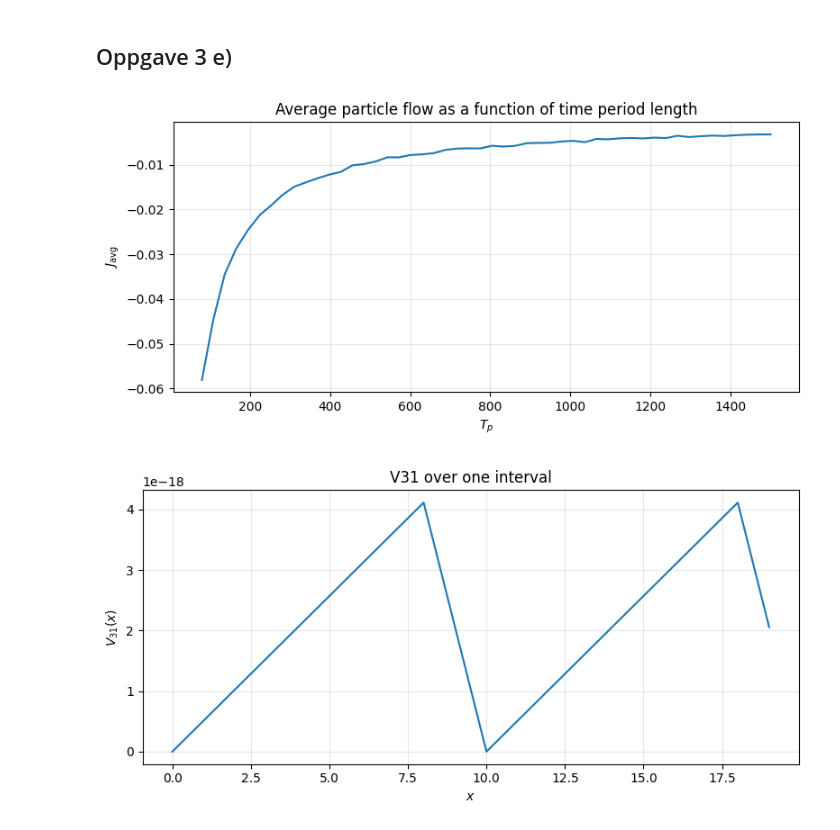
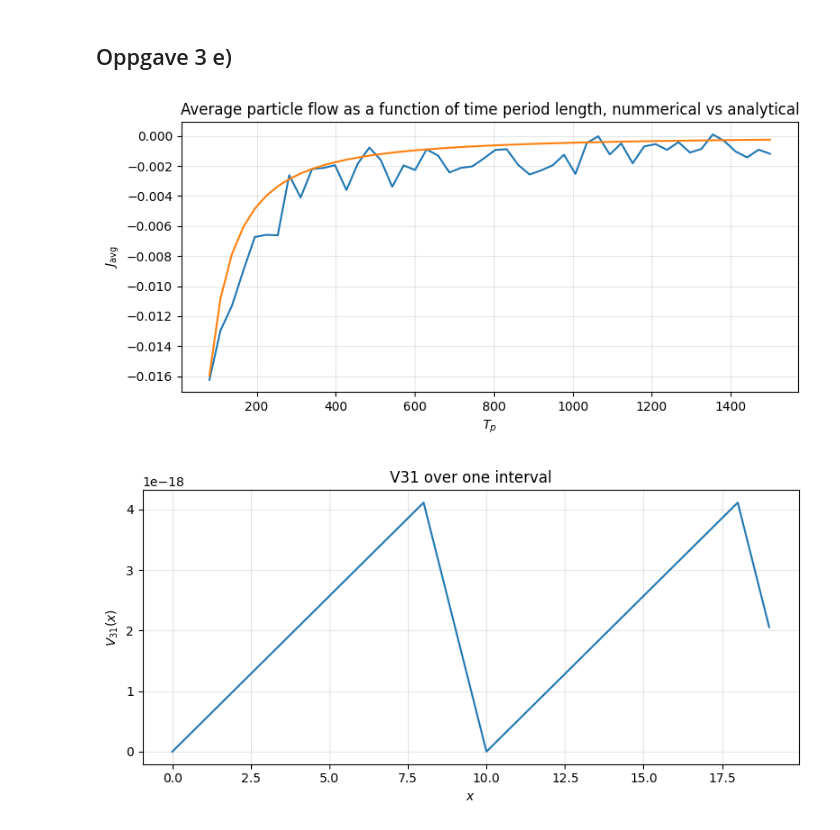
Before and after one commit to KristofferEide06/TMA4320_Project2, a Jupyter notebook: finalized-final-finished-project.ipynb, the cells around one changed output. Drawn from its saved outputs; the diff is of its cells as text; code cells hidden in the pictures.

```diff
--- a/finalized-final-finished-project.ipynb
+++ b/finalized-final-finished-project.ipynb
@@ -227,7 +227,7 @@ Oppgave 3 b)
 # %%
 @njit
 def sim_3b(t_p: int, n_x: int, alpha: float, k: float,
-           n_p: int, pos1: int, pos2: int, interval: int):
+           n_p: int, pos1: int, pos2: int, interval: int, beta: float):
     """Simulate the random walk with a switching periodic potential for two particle groups
 
     Args:
@@ -251,7 +251,7 @@ def sim_3b(t_p: int, n_x: int, alpha: float, k: float,
     flow_t = np.zeros(2 * t_p)
 
     for t in range(2 * t_p):
-        x, flow = walk_step(n_x, alpha, k, n_p, t, t_p, x, interval)
+        x, flow = walk_step(n_x, alpha, k, n_p, t, t_p, x, interval, beta)
         flow_t[t] = flow
     avg_flow = np.mean(flow_t)
 
@@ -304,7 +304,7 @@ flow_array_3b = np.zeros(len(t_p_array), dtype=np.float64)
 
 # Simulating the J_avg for all values of t_p and adding them to flow array for plotting
 for i in range(len(t_p_array)):
-    x, avg_flow_3b = sim_3b(t_p_array[i], 100, 0.8, 1000, 40 * 100, 100, 200, 200)
+    x, avg_flow_3b = sim_3b(t_p_array[i], 100, 0.8, 1000, 40 * 100, 0, 100, 200, beta3)
     flow_array_3b[i] = avg_flow_3b
 
 plotter(np.array(["Average particle flow as a function of time period length"]), np.array([r"$T_p$"]), np.array([r"$J_{\mathrm{avg}}$"]), np.array([t_p_array]), np.array([flow_array_3b]), 1, 1)
@@ -347,7 +347,7 @@ analytic_flow_array_3c = np.zeros(len(alpha_array), dtype=np.float64)
 
 # Simulating the J_avg for all values of alpha and adding them to flow arrays for plotting
 for i in range(len(alpha_array)):
-    x, avg_flow = sim_3b(500, 100, alpha_array[i], 1000, 40*100, 0, 100, 200)
+    x, avg_flow = sim_3b(500, 100, alpha_array[i], 1000, 40*100, 0, 100, 200, beta3)
     flow_array_3c[i] = avg_flow
     analytic_flow_array_3c[i] = analytic_flow(100, 500, alpha_array[i])
 
@@ -364,14 +364,14 @@ Den nummeriske løsningen vår er veldig lik den analytiske løsningen som tyder
 k_array = np.array([0.01, 1, 2, 3, 5, 10])
 flow_array_list = []
 for k in k_array:
-    # Initializing alpha array with 50 evenly spaced t_p values and empty flow arrays with same length of type np.float64
+    # Initializing alpha array with 50 evenly spaced alpha values and empty flow arrays with same length of type np.float64
     alpha_array = np.linspace(0, 1, 50)
     flow_array_3d = np.zeros(len(alpha_array), dtype=np.float64)
     analytic_flow_array_3d = np.zeros(len(alpha_array), dtype=np.float64)
 
     # Simulating the J_avg for all values of alpha and adding them to a list of flow arrays for plotting
     for i in range(len(alpha_array)):
-        x, avg_flow = sim_3b(500, 100, alpha_array[i], k, 40*100, 100, 200, 300)
+        x, avg_flow = sim_3b(500, 100, alpha_array[i], k, 40*100, 0, 100, 200, beta3)
         flow_array_3d[i] = avg_flow
         analytic_flow_array_3d[i] = analytic_flow(100, 500, alpha_array[i])
     flow_array_list.append(flow_array_3d)
@@ -389,18 +389,20 @@ plotter(title_array, np.array([r"$\alpha$" for _ in range(len(k_array))]),
 # %% [markdown]
 ## Oppgave 3 e)
 # %%
-# Initializing t_p array with 50 evenly spaced t_p values and empty flow array with same length of type np.float64
+# Initializing t_p array with 20 evenly spaced t_p values and empty flow array with same length of type np.float64
 t_p_array = np.int64(np.linspace(80, 1500, 50))
-flow_array_3b = np.zeros(len(t_p_array), dtype=np.float64)
+flow_array_3e = np.zeros(len(t_p_array), dtype=np.float64)
+analytic_flow_array_3e = np.zeros(len(t_p_array), dtype=np.float64)
 
 # Simulating the J_avg for all values of t_p and adding them to flow array for plotting
 for i in range(len(t_p_array)):
-    x, avg_flow_3b = sim_3b(t_p_array[i], 100, 0.8, 1000, 40 * 100, 0, 10, 20)
-    flow_array_3b[i] = avg_flow_3b
+    x, avg_flow_3e = sim_3b(t_p_array[i], 10, 0.8, 1000, 40 * 10, 0, 10, 20,beta3)
+    flow_array_3e[i] = avg_flow_3e
+    analytic_flow_array_3e[i] = analytic_flow(10, t_p_array[i], 0.8)
 # %%
-plotter(np.array(["Average particle flow as a function of time period length"]), np.array([r"$T_p$"]), np.array([r"$J_{\mathrm{avg}}$"]), np.array([t_p_array]), np.array([flow_array_3b]), 1, 1)
+plotter(np.array(["Average particle flow as a function of time period length, nummerical vs analytical"]), np.array([r"$T_p$"]), np.array([r"$J_{\mathrm{avg}}$"]), np.array([t_p_array for _ in range(2)]), np.array([flow_array_3e,analytic_flow_array_3e]), 1, 1)
 plt.show()
 # %% [output]
-[figure, old version]
+[figure, new version]
 # %%
 x_vals = np.arange(0, 20)
```
Also changed, not shown: parts of 7 cells of this notebook, 1 other file.
